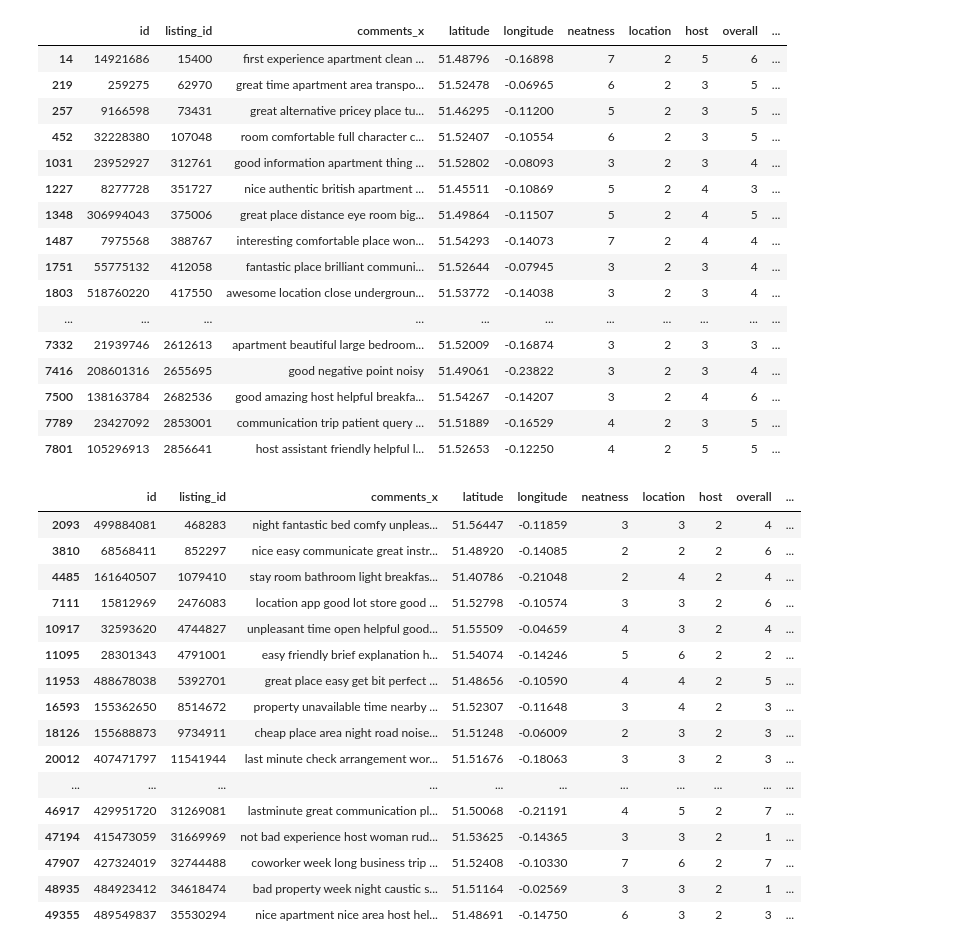
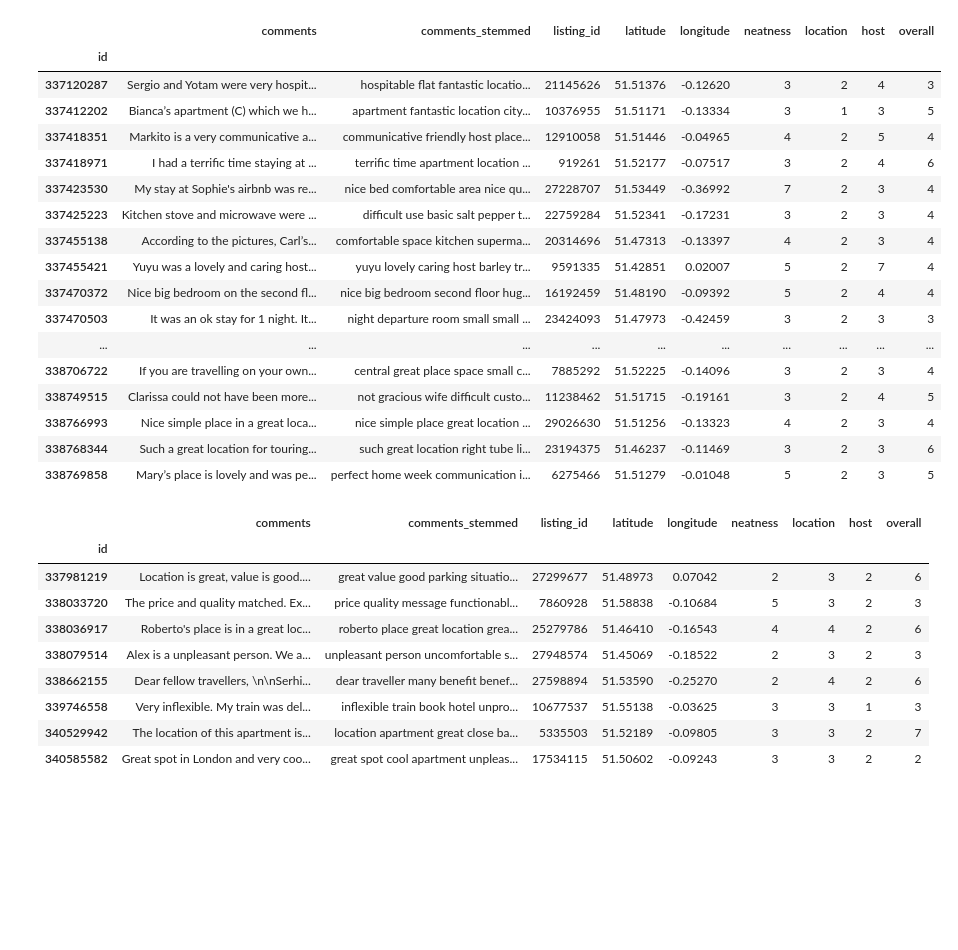
Before and after one commit to ficmichal/SemanticAnalysisOfAirbnbData, a Jupyter notebook: labelization.ipynb, the cells around one changed output. Drawn from its saved outputs; the diff is of its cells as text; code cells hidden in the pictures; blank space fills up the shorter version.

```diff
--- a/labelization.ipynb
+++ b/labelization.ipynb
@@ -15,6 +15,10 @@ df['comments'] = df['comments'].astype(str)
 original_df = pd.read_csv('reviews.csv')
 original_df = original_df[['id', 'comments']]
 original_df['comments'] = original_df['comments'].astype(str)
+# %%
+df = df.set_index('id')
+original_df = original_df.set_index('id')
+df = df.join(original_df, lsuffix='_stemmed')[['comments', 'comments_stemmed', 'listing_id', 'latitude', 'longitude']]
 # %%
 df.head()
 # %% [output]
@@ -126,4 +146,4 @@ msk = np.random.rand(len(df)) < msk_size
 # %%
-to_label_df = df[msk]
+to_label_df = df[700000:710000]
 to_label_df.count()[0]
 # %% [output]
@@ -170,10 +191,10 @@ def create_rate(comment, label_synonyms, label_antonyms):
 # %%
 labeled_df = to_label_df.copy()
 # %%
-labeled_df['neatness'] = labeled_df['comments'].apply(create_rate, args = (neatness_syn, neatness_ant,))
-labeled_df['location'] = labeled_df['comments'].apply(create_rate, args = (location_syn, location_ant,))
-labeled_df['host'] = labeled_df['comments'].apply(create_rate, args = (host_syn, host_ant,))
-labeled_df['overall'] = labeled_df['comments'].apply(create_rate, args = (overall_syn, overall_ant,))
+labeled_df['neatness'] = labeled_df['comments_stemmed'].apply(create_rate, args = (neatness_syn, neatness_ant,))
+labeled_df['location'] = labeled_df['comments_stemmed'].apply(create_rate, args = (location_syn, location_ant,))
+labeled_df['host'] = labeled_df['comments_stemmed'].apply(create_rate, args = (host_syn, host_ant,))
+labeled_df['overall'] = labeled_df['comments_stemmed'].apply(create_rate, args = (overall_syn, overall_ant,))
 # %%
 labeled_df.head(20)
 # %% [output]
@@ -269,41 +268,35 @@ commented_df[commented_df['neatness'] < 3].head(59)
 # %%
-commented_df[commented_df['location'] < 3].head(59)
+labeled_df[labeled_df['location'] < 3].head(59)
 # %% [output]
-|  | id | listing_id | comments_x | latitude | longitude | neatness | location | host | overall | ... |
-| 14 | 14921686 | 15400 | first experience apartment clean ... | 51.48796 | -0.16898 | 7 | 2 | 5 | 6 | ... |
-| 219 | 259275 | 62970 | great time apartment area transpo... | 51.52478 | -0.06965 | 6 | 2 | 3 | 5 | ... |
-| 257 | 9166598 | 73431 | great alternative pricey place tu... | 51.46295 | -0.11200 | 5 | 2 | 3 | 5 | ... |
-| 452 | 32228380 | 107048 | room comfortable full character c... | 51.52407 | -0.10554 | 6 | 2 | 3 | 5 | ... |
-| 1031 | 23952927 | 312761 | good information apartment thing ... | 51.52802 | -0.08093 | 3 | 2 | 3 | 4 | ... |
-| 1227 | 8277728 | 351727 | nice authentic british apartment ... | 51.45511 | -0.10869 | 5 | 2 | 4 | 3 | ... |
-| 1348 | 306994043 | 375006 | great place distance eye room big... | 51.49864 | -0.11507 | 5 | 2 | 4 | 5 | ... |
-| 1487 | 7975568 | 388767 | interesting comfortable place won... | 51.54293 | -0.14073 | 7 | 2 | 4 | 4 | ... |
-| 1751 | 55775132 | 412058 | fantastic place brilliant communi... | 51.52644 | -0.07945 | 3 | 2 | 3 | 4 | ... |
-| 1803 | 518760220 | 417550 | awesome location close undergroun... | 51.53772 | -0.14038 | 3 | 2 | 3 | 4 | ... |
-| ... | ... | ... | ... | ... | ... | ... | ... | ... | ... | ... |
-| 7332 | 21939746 | 2612613 | apartment beautiful large bedroom... | 51.52009 | -0.16874 | 3 | 2 | 3 | 3 | ... |
-| 7416 | 208601316 | 2655695 | good negative point noisy | 51.49061 | -0.23822 | 3 | 2 | 3 | 4 | ... |
-| 7500 | 138163784 | 2682536 | good amazing host helpful breakfa... | 51.54267 | -0.14207 | 3 | 2 | 4 | 6 | ... |
-| 7789 | 23427092 | 2853001 | communication trip patient query ... | 51.51889 | -0.16529 | 4 | 2 | 3 | 5 | ... |
-| 7801 | 105296913 | 2856641 | host assistant friendly helpful l... | 51.52653 | -0.12250 | 4 | 2 | 5 | 5 | ... |
+|  | comments | comments_stemmed | listing_id | latitude | longitude | neatness | location | host | overall |
+| id |  |  |  |  |  |  |  |  |  |
+| 337120287 | Sergio and Yotam were very hospit... | hospitable flat fantastic locatio... | 21145626 | 51.51376 | -0.12620 | 3 | 2 | 4 | 3 |
+| 337412202 | Bianca’s apartment (C) which we h... | apartment fantastic location city... | 10376955 | 51.51171 | -0.13334 | 3 | 1 | 3 | 5 |
+| 337418351 | Markito is a very communicative a... | communicative friendly host place... | 12910058 | 51.51446 | -0.04965 | 4 | 2 | 5 | 4 |
+| 337418971 | I had a terrific time staying at ... | terrific time apartment location ... | 919261 | 51.52177 | -0.07517 | 3 | 2 | 4 | 6 |
+| 337423530 | My stay at Sophie's airbnb was re... | nice bed comfortable area nice qu... | 27228707 | 51.53449 | -0.36992 | 7 | 2 | 3 | 4 |
+| 337425223 | Kitchen stove and microwave were ... | difficult use basic salt pepper t... | 22759284 | 51.52341 | -0.17231 | 3 | 2 | 3 | 4 |
+| 337455138 | According to the pictures, Carl’s... | comfortable space kitchen superma... | 20314696 | 51.47313 | -0.13397 | 4 | 2 | 3 | 4 |
+| 337455421 | Yuyu was a lovely and caring host... | yuyu lovely caring host barley tr... | 9591335 | 51.42851 | 0.02007 | 5 | 2 | 7 | 4 |
+| 337470372 | Nice big bedroom on the second fl... | nice big bedroom second floor hug... | 16192459 | 51.48190 | -0.09392 | 5 | 2 | 4 | 4 |
+| 337470503 | It was an ok stay for 1 night. It... | night departure room small small ... | 23424093 | 51.47973 | -0.42459 | 3 | 2 | 3 | 3 |
+| ... | ... | ... | ... | ... | ... | ... | ... | ... | ... |
+| 338706722 | If you are travelling on your own... | central great place space small c... | 7885292 | 51.52225 | -0.14096 | 3 | 2 | 3 | 4 |
+| 338749515 | Clarissa could not have been more... | not gracious wife difficult custo... | 11238462 | 51.51715 | -0.19161 | 3 | 2 | 4 | 5 |
+| 338766993 | Nice simple place in a great loca... | nice simple place great location ... | 29026630 | 51.51256 | -0.13323 | 4 | 2 | 3 | 4 |
+| 338768344 | Such a great location for touring... | such great location right tube li... | 23194375 | 51.46237 | -0.11469 | 3 | 2 | 3 | 6 |
+| 338769858 | Mary’s place is lovely and was pe... | perfect home week communication i... | 6275466 | 51.51279 | -0.01048 | 5 | 2 | 3 | 5 |
 # %%
-commented_df[commented_df['host'] < 3].head(59)
+labeled_df[labeled_df['host'] < 3].head(59)
 # %% [output]
-|  | id | listing_id | comments_x | latitude | longitude | neatness | location | host | overall | ... |
-| 2093 | 499884081 | 468283 | night fantastic bed comfy unpleas... | 51.56447 | -0.11859 | 3 | 3 | 2 | 4 | ... |
-| 3810 | 68568411 | 852297 | nice easy communicate great instr... | 51.48920 | -0.14085 | 2 | 2 | 2 | 6 | ... |
-| 4485 | 161640507 | 1079410 | stay room bathroom light breakfas... | 51.40786 | -0.21048 | 2 | 4 | 2 | 4 | ... |
-| 7111 | 15812969 | 2476083 | location app good lot store good ... | 51.52798 | -0.10574 | 3 | 3 | 2 | 6 | ... |
-| 10917 | 32593620 | 4744827 | unpleasant time open helpful good... | 51.55509 | -0.04659 | 4 | 3 | 2 | 4 | ... |
-| 11095 | 28301343 | 4791001 | easy friendly brief explanation h... | 51.54074 | -0.14246 | 5 | 6 | 2 | 2 | ... |
-| 11953 | 488678038 | 5392701 | great place easy get bit perfect ... | 51.48656 | -0.10590 | 4 | 4 | 2 | 5 | ... |
-| 16593 | 155362650 | 8514672 | property unavailable time nearby ... | 51.52307 | -0.11648 | 3 | 4 | 2 | 3 | ... |
-| 18126 | 155688873 | 9734911 | cheap place area night road noise... | 51.51248 | -0.06009 | 2 | 3 | 2 | 3 | ... |
-| 20012 | 407471797 | 11541944 | last minute check arrangement wor... | 51.51676 | -0.18063 | 3 | 3 | 2 | 3 | ... |
-| ... | ... | ... | ... | ... | ... | ... | ... | ... | ... | ... |
-| 46917 | 429951720 | 31269081 | lastminute great communication pl... | 51.50068 | -0.21191 | 4 | 5 | 2 | 7 | ... |
-| 47194 | 415473059 | 31669969 | not bad experience host woman rud... | 51.53625 | -0.14365 | 3 | 3 | 2 | 1 | ... |
-| 47907 | 427324019 | 32744488 | coworker week long business trip ... | 51.52408 | -0.10330 | 7 | 6 | 2 | 7 | ... |
-| 48935 | 484923412 | 34618474 | bad property week night caustic s... | 51.51164 | -0.02569 | 3 | 3 | 2 | 1 | ... |
-| 49355 | 489549837 | 35530294 | nice apartment nice area host hel... | 51.48691 | -0.14750 | 6 | 3 | 2 | 3 | ... |
+|  | comments | comments_stemmed | listing_id | latitude | longitude | neatness | location | host | overall |
+| id |  |  |  |  |  |  |  |  |  |
+| 337981219 | Location is great, value is good.... | great value good parking situatio... | 27299677 | 51.48973 | 0.07042 | 2 | 3 | 2 | 6 |
+| 338033720 | The price and quality matched. Ex... | price quality message functionabl... | 7860928 | 51.58838 | -0.10684 | 5 | 3 | 2 | 3 |
+| 338036917 | Roberto's place is in a great loc... | roberto place great location grea... | 25279786 | 51.46410 | -0.16543 | 4 | 4 | 2 | 6 |
+| 338079514 | Alex is a unpleasant person. We a... | unpleasant person uncomfortable s... | 27948574 | 51.45069 | -0.18522 | 2 | 3 | 2 | 3 |
+| 338662155 | Dear fellow travellers, \n\nSerhi... | dear traveller many benefit benef... | 27598894 | 51.53590 | -0.25270 | 2 | 4 | 2 | 6 |
+| 339746558 | Very inflexible. My train was del... | inflexible train book hotel unpro... | 10677537 | 51.55138 | -0.03625 | 3 | 3 | 1 | 3 |
+| 340529942 | The location of this apartment is... | location apartment great close ba... | 5335503 | 51.52189 | -0.09805 | 3 | 3 | 2 | 7 |
+| 340585582 | Great spot in London and very coo... | great spot cool apartment unpleas... | 17534115 | 51.50602 | -0.09243 | 3 | 3 | 2 | 2 |
 # %%
```
Also changed, not shown: parts of 27 cells of this notebook, 1 other file.
